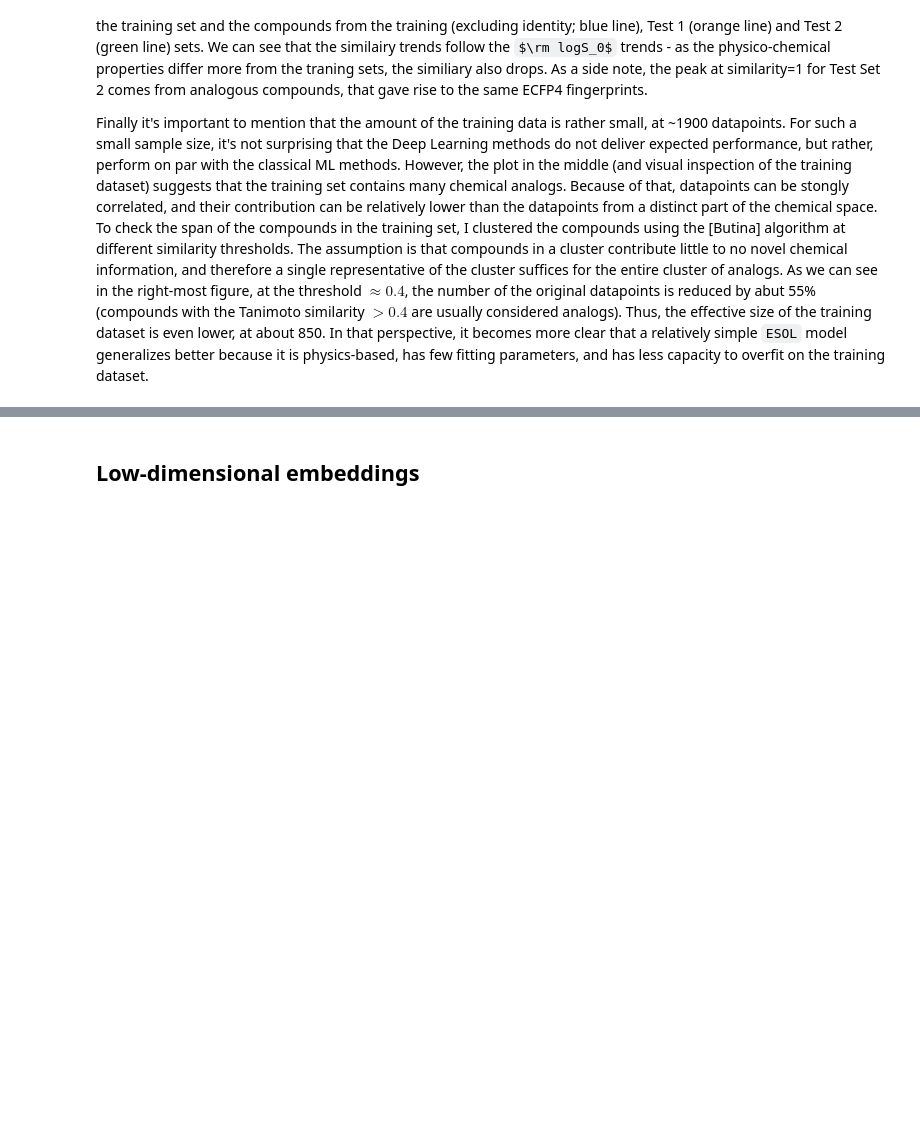
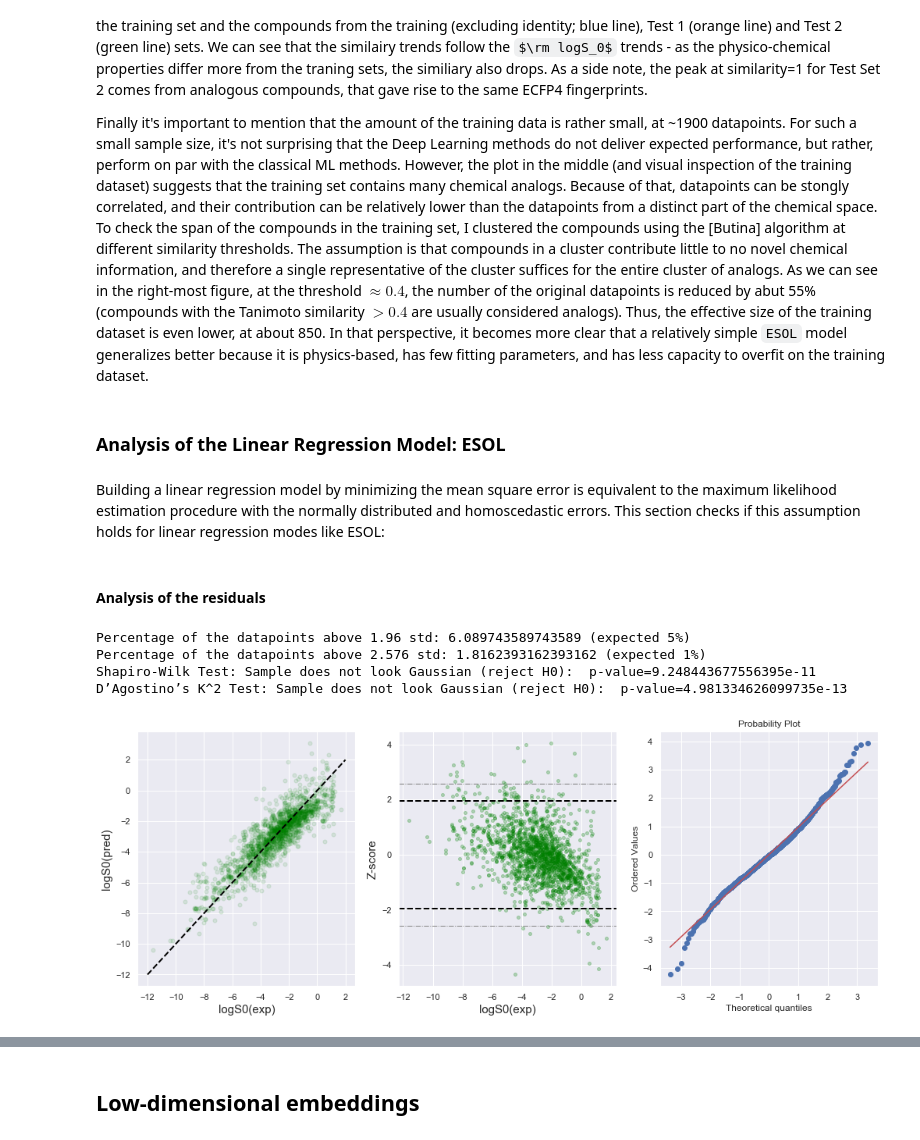
Before and after one commit to pgniewko/solubility, a Jupyter notebook: src/notebooks/Analysis.ipynb, the cells around one changed output, grey strips where cells are left out. Drawn from its saved outputs; the diff is of its cells as text; code cells hidden in the pictures; some formulas as TeX source; blank space fills up the shorter version.

Commit message:
Robust regression section

```diff
--- a/src/notebooks/Analysis.ipynb
+++ b/src/notebooks/Analysis.ipynb
@@ -260,3 +261,66 @@ ax3.legend(fontsize=17)
 The distributions above hint to the reason why the models perform poorly on Test Set 1 and Test Set 2. As we can see (the first plot from the left), the compounds in the testing sets TS-1 and TS-2 are not drawn from the same distribution. The [mode](https://en.wikipedia.org/wiki/Mode_(statistics)) of $\rm logS_0$ for the training set is around $mode(\rm{log}S_0)\approx -2$, whereas it's about $mode(\rm{log}S_0)\approx -4$ for TS-1 and $mode(\rm{log}S_0)\approx -6$ for TS-2. These differences cannot be completely explained by the inacurracy of GSE, as the [RMSE](https://github.com/pgniewko/solubility/blob/master/data/raw/LA.2019.JCIM.xlsx) for this model is of the order of $1 ~\rm{log}~unit$. Thus, the fact that the physico-chemical space for the two test sets overlap only partially with the physico-chemical space of the training set, suggests the poor generalization of the models; especially in the Random Forest case. This is further backed up by the chemical similarity (middle plot). This plot provides the maximal Tanimoto similarity between the training set and the compounds from the training (excluding identity; blue line), Test 1 (orange line) and Test 2 (green line) sets. We can see that the similairy trends follow the $\rm logS_0$ trends - as the physico-chemical properties differ more from the traning sets, the similiary also drops. As a side note, the peak at similarity=1 for Test Set 2 comes from analogous compounds, that gave rise to the same ECFP4 fingerprints.
 
 Finally it's important to mention that the amount of the training data is rather small, at ~1900 datapoints. For such a small sample size, it's not surprising that the Deep Learning methods do not deliver expected performance, but rather, perform on par with the classical ML methods. However, the plot in the middle (and visual inspection of the training dataset) suggests that the training set contains many chemical analogs. Because of that, datapoints can be stongly correlated, and their contribution can be relatively lower than the datapoints from a distinct part of the chemical space. To check the span of the compounds in the training set, I clustered the compounds using the [Butina] algorithm at different similarity thresholds. The assumption is that compounds in a cluster contribute little to no novel chemical information, and therefore a single representative of the cluster suffices for the entire cluster of analogs. As we can see in the right-most figure, at the threshold $\approx 0.4$, the number of the original datapoints is reduced by abut 55% (compounds with the Tanimoto similarity $>0.4$ are usually considered analogs). Thus, the effective size of the training dataset is even lower, at about 850. In that perspective, it becomes more clear that a relatively simple `ESOL` model generalizes better because it is physics-based, has few fitting parameters, and has less capacity to overfit on the training dataset.
+# %% [markdown]
+### Analysis of the Linear Regression Model: ESOL
+# %% [markdown]
+Building a linear regression model by minimizing the mean square error is equivalent to the maximum likelihood estimation procedure with the normally distributed and homoscedastic errors. This section checks if this assumption holds for linear regression modes like ESOL:
+# %%
+# First we load the data from the file.
+# First column are the experimental values and the second column are the predicted values.
+
+esol_linear_reg = '{}/../../results/esol-no-100.pred-exp.linear.dat'.format(CURRENT_PATH)
+data = np.loadtxt(esol_linear_reg)
+y_exp, y_pred = data[:,0], data[:,1]
+# %% [markdown]
+####  Analysis of the residuals
+# %%
+fig, axis = plt.subplots(1, 3, figsize=(17, 6))
+ax1 = axis[0]
+ax2 = axis[1]
+ax3 = axis[2]
+
+# Plot exp vs. pred. values
+ax1.plot(y_exp, y_pred, '.', color='green', alpha=0.1, ms=10)
+ax1.plot([-12, 2], [-12, 2], '--',  color='black', lw=2)
+ax1.set_xlabel("logS0(exp)", fontsize=15)
+ax1.set_ylabel("logS0(pred)", fontsize=15)
+
+# Plot scaled residuals (Z-transformed residuals)
+z_scores = ((y_pred-y_exp) - np.mean( y_pred-y_exp))/ np.std(y_pred-y_exp)
+#ax2.plot(y_exp[z_scores<0], abs(z_scores[z_scores<0]), '+', color='blue',alpha=0.75, ms=8)
+ax2.plot(y_exp, z_scores, '.', color='green',alpha=0.25, ms=8)
+ax2.axhline(y=1.96, color='black', linestyle='--', lw=2)
+ax2.axhline(y=-1.96, color='black', linestyle='--', lw=2)
+ax2.axhline(y=2.576, color='grey', linestyle='-.', lw=1)
+ax2.axhline(y=-2.576, color='grey', linestyle='-.', lw=1)
+ax2.set_xlabel("logS0(exp)", fontsize=15)
+ax2.set_ylabel("Z-score", fontsize=15)
+
+frac_95 = 100*sum(abs(z_scores) > 1.96) / (len(z_scores))
+frac_99 = 100*sum(abs(z_scores) > 2.576) / (len(z_scores))
+print(f'Percentage of the datapoints above 1.96 std: {frac_95} (expected 5%)')
+print(f'Percentage of the datapoints above 2.576 std: {frac_99} (expected 1%)')
+
+#  Q-Q plot, for the visual assesment.
+qq = stats.probplot(y_pred-y_exp, dist="norm", plot=ax3)
+
+# Normality tests
+from scipy.stats import shapiro
+from scipy.stats import normaltest
+tests = {'Shapiro-Wilk Test': shapiro,
+         'D’Agostino’s K^2 Test': normaltest}
+
+alpha=0.001
+for test_name, test in tests.items():
+    _, p = test(z_scores)
+    if p > alpha:
+        print(f'{test_name}: Sample looks Gaussian (fail to reject H0): p-value={p}')
+    else:
+        print(f'{test_name}: Sample does not look Gaussian (reject H0):  p-value={p}')
+# %% [output]
+Percentage of the datapoints above 1.96 std: 6.089743589743589 (expected 5%)
+Percentage of the datapoints above 2.576 std: 1.8162393162393162 (expected 1%)
+Shapiro-Wilk Test: Sample does not look Gaussian (reject H0):  p-value=9.248443677556395e-11
+D’Agostino’s K^2 Test: Sample does not look Gaussian (reject H0):  p-value=4.981334626099735e-13
+[figure, added]
```
Also changed, not shown: parts of 6 cells of this notebook, 4 other files.
